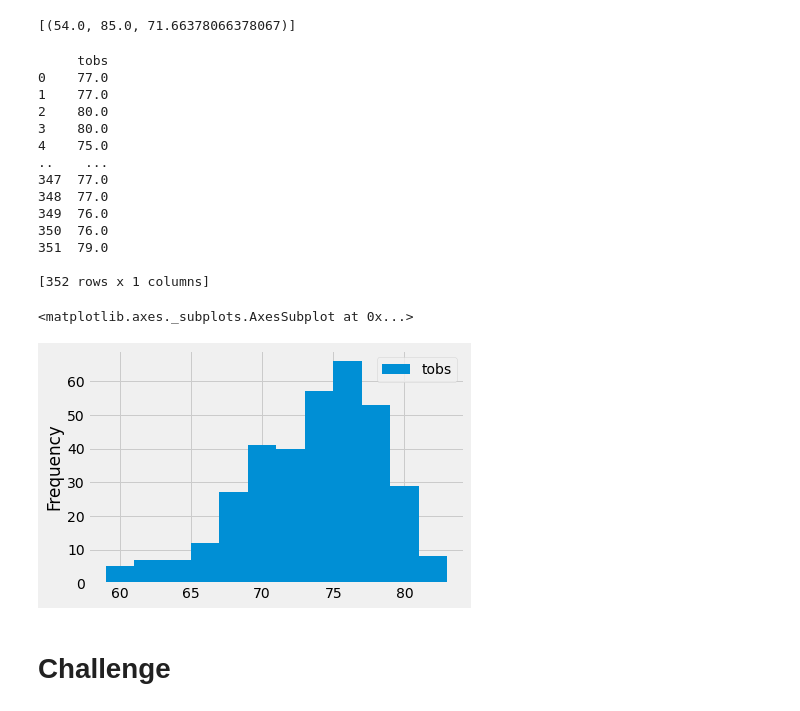
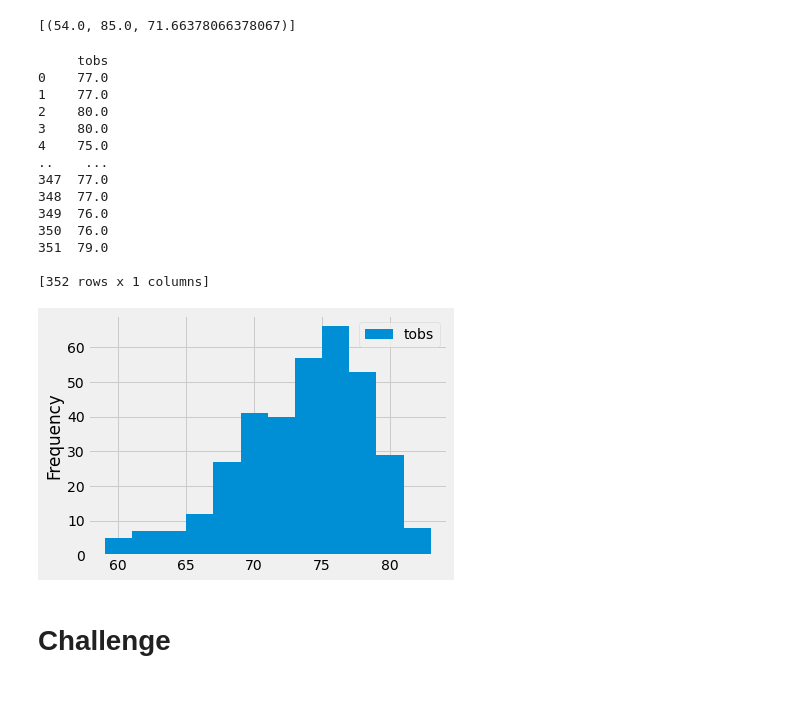
Before and after one commit to GR8505/Surfs_Up, a Jupyter notebook: climate_analysis.ipynb, the cells around one changed output. Drawn from its saved outputs; the diff is of its cells as text; code cells hidden in the pictures.

```diff
--- a/climate_analysis.ipynb
+++ b/climate_analysis.ipynb
@@ -127,29 +127,29 @@ session.query(func.min(Measurement.tobs), func.max(Measurement.tobs), func.avg(M
 # %%
 # Choose the station with the highest number of temperature observations.
 # Query the last 12 months of temperature observation data for this station and plot the results as a histogram
 results=session.query(Measurement.tobs).\
     filter(Measurement.station=="USC00519281").\
     filter(Measurement.date >= prev_year).all()
 df = pd.DataFrame(results, columns= ["tobs"])
 print(df)
 df.plot.hist(bins=12)
+plt.tight_layout()
 # %% [output]
      tobs
 0    77.0
 1    77.0
 2    80.0
 3    80.0
 4    75.0
 ..    ...
 347  77.0
 348  77.0
 349  76.0
 350  76.0
 351  79.0
 
 [352 rows x 1 columns]
-<matplotlib.axes._subplots.AxesSubplot at 0x...>
-[figure, old version]
+[figure, new version]
 # %%
 # Write a function called `calc_temps` that will accept start date and end date in the format '%Y-%m-%d'
 # and return the minimum, average, and maximum temperatures for that range of dates
```
Also changed, not shown: 1 other file.
